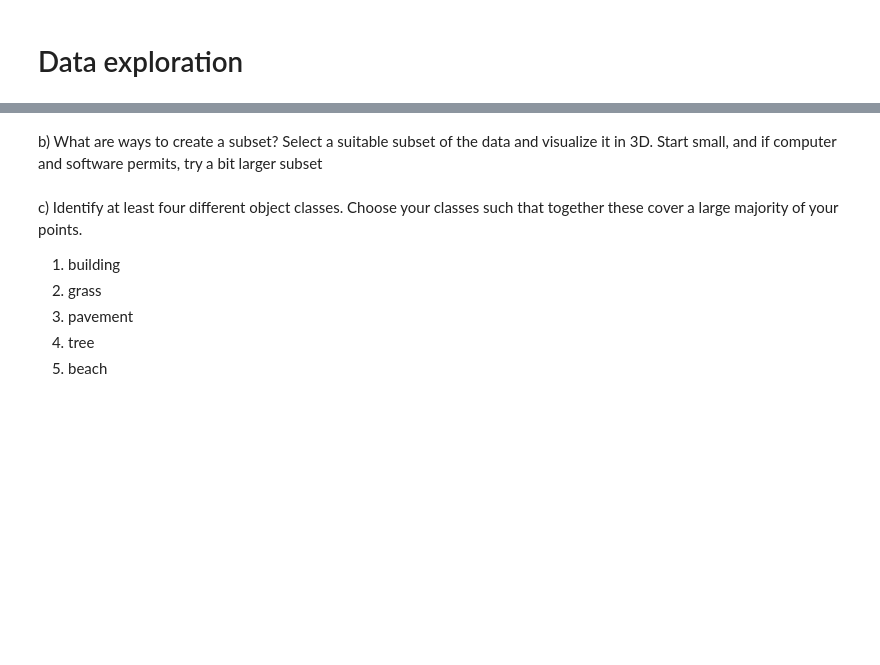
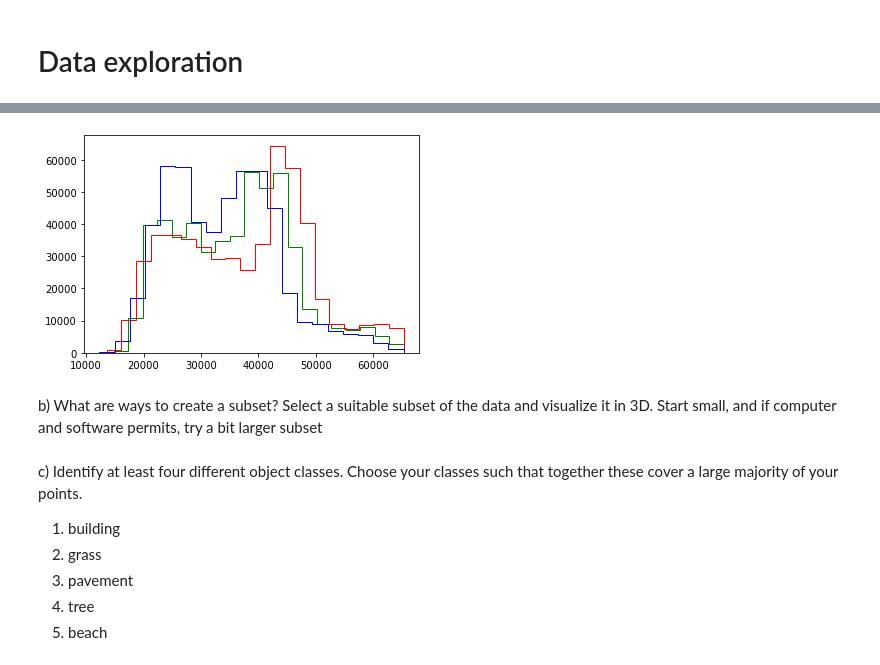
Before and after one commit to pratyush1611/CIE4604_Assignment4, a Jupyter notebook: a4_ml_laspy.ipynb, the cells around one changed output, grey strips where cells are left out. Cells and saved outputs as stored; diff of their text form; code cells hidden in the pictures; blank space fills up the shorter version.

```diff
--- a/a4_ml_laspy.ipynb
+++ b/a4_ml_laspy.ipynb
@@ -25,0 +64,6 @@ a) Investigate the data set: describe each of its columns and assess the spread
+# %%
+# setting up the extra dimensions to add back to the las file
+dimension = laspy.point.format.ExtraBytesParams("normal_angle", "float64")
+subset.add_extra_dim(dimension)
+# check that it was added correctly
+list(subset.point_format.extra_dimension_names)
@@ -26,3 +297,10 @@ a) Investigate the data set: describe each of its columns and assess the spread
+# %%
+plt.hist(subset.green, bins=20, color="green", histtype="step")
+plt.hist(subset.red, bins=20, color="red", histtype="step")
+plt.hist(subset.blue, bins=20, color="blue", histtype="step")
+plt.show()
+# %% [output]
+[figure, added]
 # %% [markdown]
 b) What are ways to create a subset? Select a suitable subset of the data and visualize it in 3D. Start small, and if computer and software permits, try a bit larger subset
 # %% [markdown]
```
Also changed, not shown: parts of 23 cells of this notebook.
